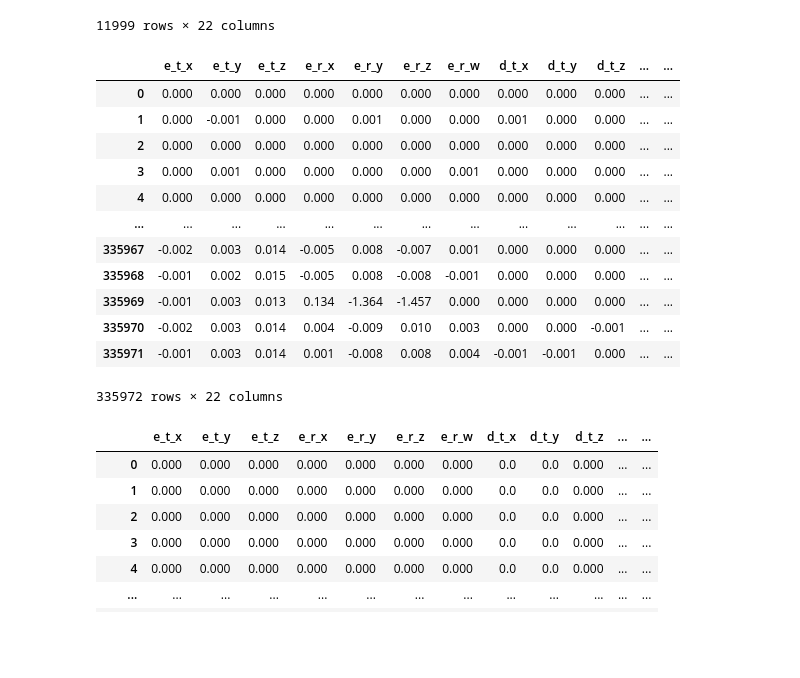
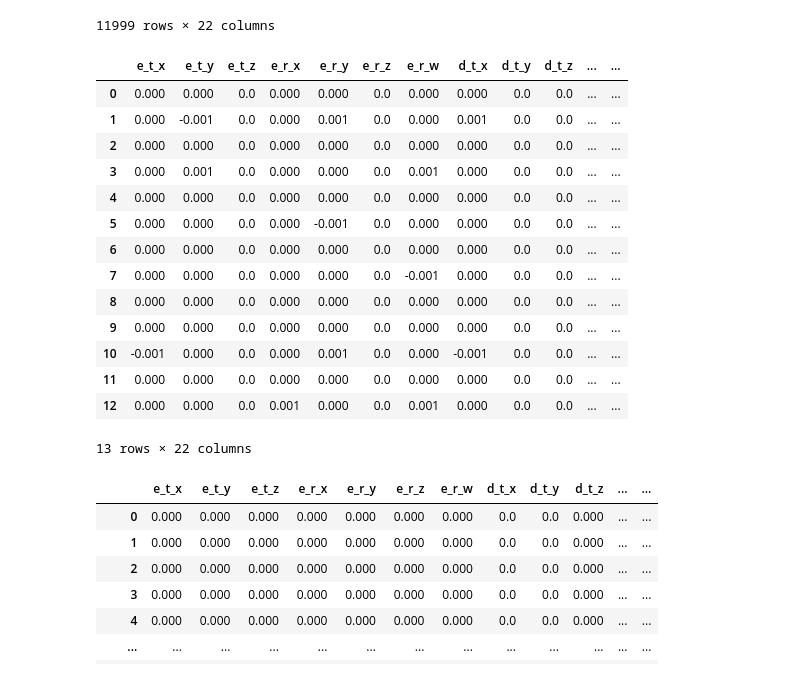
Before and after one commit to fernandofks/data_ML_notebooks, a Jupyter notebook: data_organizer.ipynb, the cells around one changed output. Drawn from its saved outputs; the diff is of its cells as text; code cells hidden in the pictures; blank space fills up the shorter version.

```diff
--- a/data_organizer.ipynb
+++ b/data_organizer.ipynb
@@ -78,22 +82,24 @@ vel_fast1
 # %%
 # old_full_data = pd.read_csv('data/full_data.txt', sep=",", header=None, names=["e_t_x","e_t_y","e_t_z","e_r_x","e_r_y","e_r_z","e_r_w","d_t_x","d_t_y","d_t_z","d_r_x","d_r_y","d_r_z","d_r_w", "c_t_x","c_t_y","c_t_z","c_r_x","c_r_y","c_r_z", "c_r_w",  "speed"])
 old_full_data = pd.read_csv('data/full_data.txt', sep=",", header=None, names=["e_t_x","e_t_y","e_t_z","e_r_x","e_r_y","e_r_z","e_r_w","d_t_x","d_t_y","d_t_z","d_r_x","d_r_y","d_r_z","d_r_w", "c_t_x","c_t_y","c_t_z","c_r_x","c_r_y","c_r_z", "c_r_w",  "speed"])
 # old_full_data
-old_full_data
+old_full_data.head(13)
 # %% [output]
 |  | e_t_x | e_t_y | e_t_z | e_r_x | e_r_y | e_r_z | e_r_w | d_t_x | d_t_y | d_t_z | ... | ... |
-| 0 | 0.000 | 0.000 | 0.000 | 0.000 | 0.000 | 0.000 | 0.000 | 0.000 | 0.000 | 0.000 | ... | ... |
-| 1 | 0.000 | -0.001 | 0.000 | 0.000 | 0.001 | 0.000 | 0.000 | 0.001 | 0.000 | 0.000 | ... | ... |
-| 2 | 0.000 | 0.000 | 0.000 | 0.000 | 0.000 | 0.000 | 0.000 | 0.000 | 0.000 | 0.000 | ... | ... |
-| 3 | 0.000 | 0.001 | 0.000 | 0.000 | 0.000 | 0.000 | 0.001 | 0.000 | 0.000 | 0.000 | ... | ... |
-| 4 | 0.000 | 0.000 | 0.000 | 0.000 | 0.000 | 0.000 | 0.000 | 0.000 | 0.000 | 0.000 | ... | ... |
-| ... | ... | ... | ... | ... | ... | ... | ... | ... | ... | ... | ... | ... |
-| 335967 | -0.002 | 0.003 | 0.014 | -0.005 | 0.008 | -0.007 | 0.001 | 0.000 | 0.000 | 0.000 | ... | ... |
-| 335968 | -0.001 | 0.002 | 0.015 | -0.005 | 0.008 | -0.008 | -0.001 | 0.000 | 0.000 | 0.000 | ... | ... |
-| 335969 | -0.001 | 0.003 | 0.013 | 0.134 | -1.364 | -1.457 | 0.000 | 0.000 | 0.000 | 0.000 | ... | ... |
-| 335970 | -0.002 | 0.003 | 0.014 | 0.004 | -0.009 | 0.010 | 0.003 | 0.000 | 0.000 | -0.001 | ... | ... |
-| 335971 | -0.001 | 0.003 | 0.014 | 0.001 | -0.008 | 0.008 | 0.004 | -0.001 | -0.001 | 0.000 | ... | ... |
+| 0 | 0.000 | 0.000 | 0.0 | 0.000 | 0.000 | 0.0 | 0.000 | 0.000 | 0.0 | 0.0 | ... | ... |
+| 1 | 0.000 | -0.001 | 0.0 | 0.000 | 0.001 | 0.0 | 0.000 | 0.001 | 0.0 | 0.0 | ... | ... |
+| 2 | 0.000 | 0.000 | 0.0 | 0.000 | 0.000 | 0.0 | 0.000 | 0.000 | 0.0 | 0.0 | ... | ... |
+| 3 | 0.000 | 0.001 | 0.0 | 0.000 | 0.000 | 0.0 | 0.001 | 0.000 | 0.0 | 0.0 | ... | ... |
+| 4 | 0.000 | 0.000 | 0.0 | 0.000 | 0.000 | 0.0 | 0.000 | 0.000 | 0.0 | 0.0 | ... | ... |
+| 5 | 0.000 | 0.000 | 0.0 | 0.000 | -0.001 | 0.0 | 0.000 | 0.000 | 0.0 | 0.0 | ... | ... |
+| 6 | 0.000 | 0.000 | 0.0 | 0.000 | 0.000 | 0.0 | 0.000 | 0.000 | 0.0 | 0.0 | ... | ... |
+| 7 | 0.000 | 0.000 | 0.0 | 0.000 | 0.000 | 0.0 | -0.001 | 0.000 | 0.0 | 0.0 | ... | ... |
+| 8 | 0.000 | 0.000 | 0.0 | 0.000 | 0.000 | 0.0 | 0.000 | 0.000 | 0.0 | 0.0 | ... | ... |
+| 9 | 0.000 | 0.000 | 0.0 | 0.000 | 0.000 | 0.0 | 0.000 | 0.000 | 0.0 | 0.0 | ... | ... |
+| 10 | -0.001 | 0.000 | 0.0 | 0.000 | 0.001 | 0.0 | 0.000 | -0.001 | 0.0 | 0.0 | ... | ... |
+| 11 | 0.000 | 0.000 | 0.0 | 0.000 | 0.000 | 0.0 | 0.000 | 0.000 | 0.0 | 0.0 | ... | ... |
+| 12 | 0.000 | 0.000 | 0.0 | 0.001 | 0.000 | 0.0 | 0.001 | 0.000 | 0.0 | 0.0 | ... | ... |
-335972 rows × 22 columns
+13 rows × 22 columns
 # %%
 # frames = [vel_stop0, vel_stop1, vel_stop2, vel_slow0, vel_slow1, vel_fast0, vel_fast1]
 # result = pd.concat(frames)[1:]
```
Also changed, not shown: parts of 3 cells of this notebook, 7 other files.
